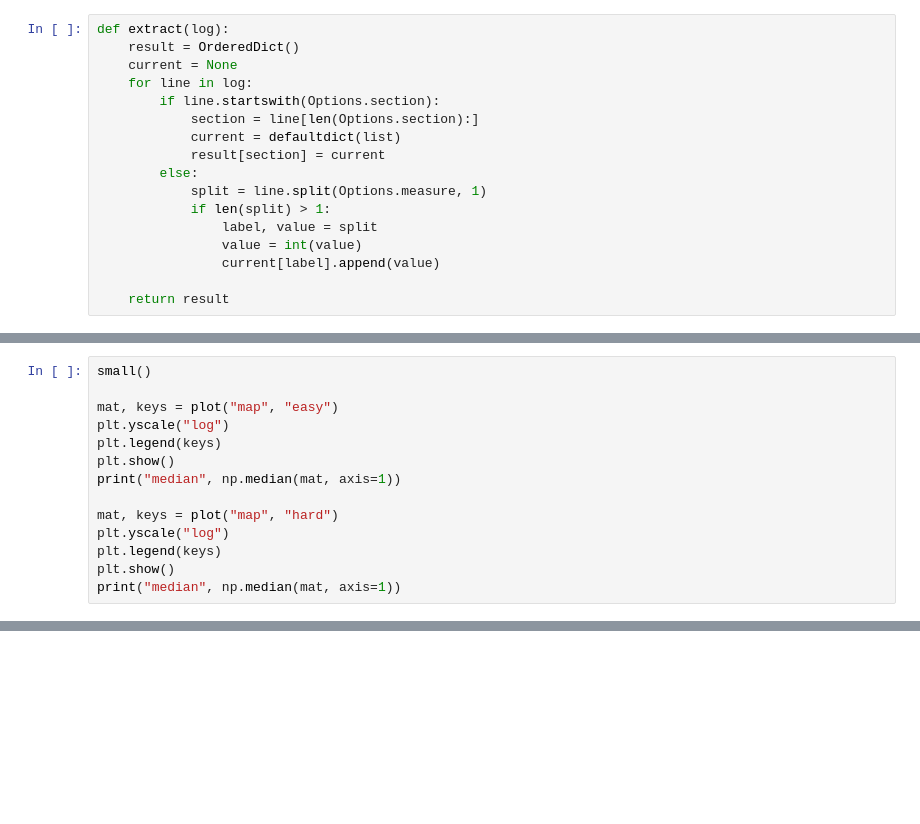
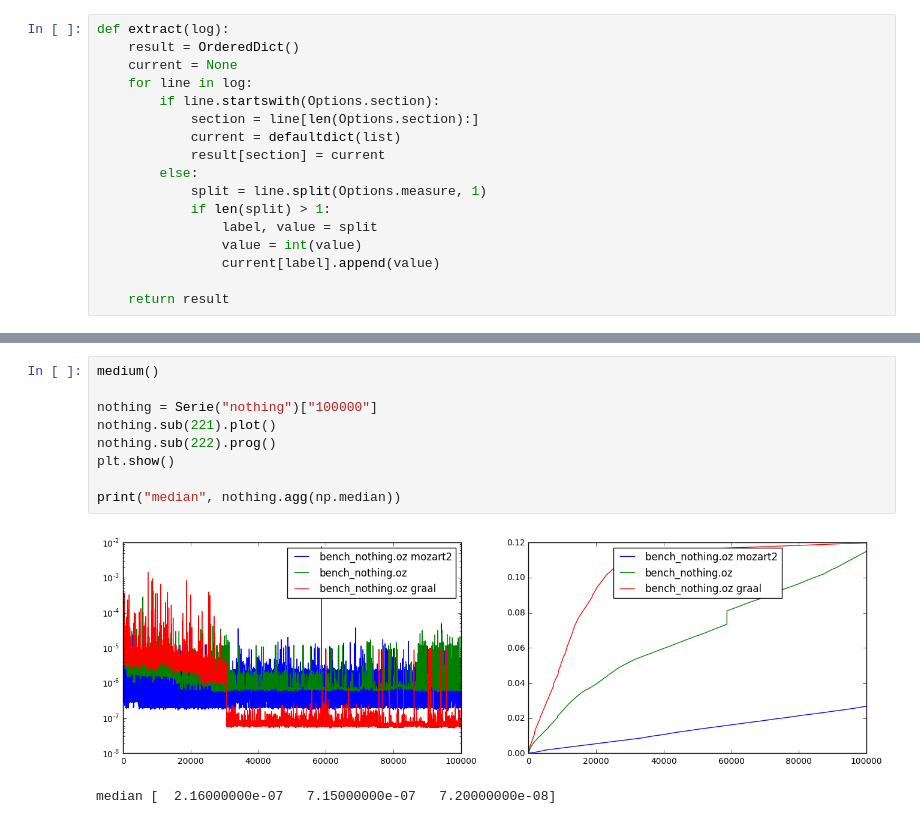
Before and after one commit to mistasse/mozart-graal-benchmarking, a Jupyter notebook: notebook.ipynb, the cells around one changed output, grey strips where cells are left out. Cells and saved outputs as stored; diff of their text form; blank space fills up the shorter version.

```diff
--- a/notebook.ipynb
+++ b/notebook.ipynb
@@ -96,14 +50,0 @@ median [  8.46030000e-05   1.17600000e-06   1.76440000e-05   1.47000000e-07]
-# %%
-small()
-
-mat, keys = plot("map", "easy")
-plt.yscale("log")
-plt.legend(keys)
-plt.show()
-print("median", np.median(mat, axis=1))
-
-mat, keys = plot("map", "hard")
-plt.yscale("log")
-plt.legend(keys)
-plt.show()
-print("median", np.median(mat, axis=1))
@@ -123,0 +157,12 @@ array([[ 18.0697297 ],
+# %%
+medium()
+
+nothing = Serie("nothing")["100000"]
+nothing.sub(221).plot()
+nothing.sub(222).prog()
+plt.show()
+
+print("median", nothing.agg(np.median))
+# %% [output]
+[figure, added]
+median [  2.16000000e-07   7.15000000e-07   7.20000000e-08]
```
Also changed, not shown: parts of 15 cells of this notebook.
